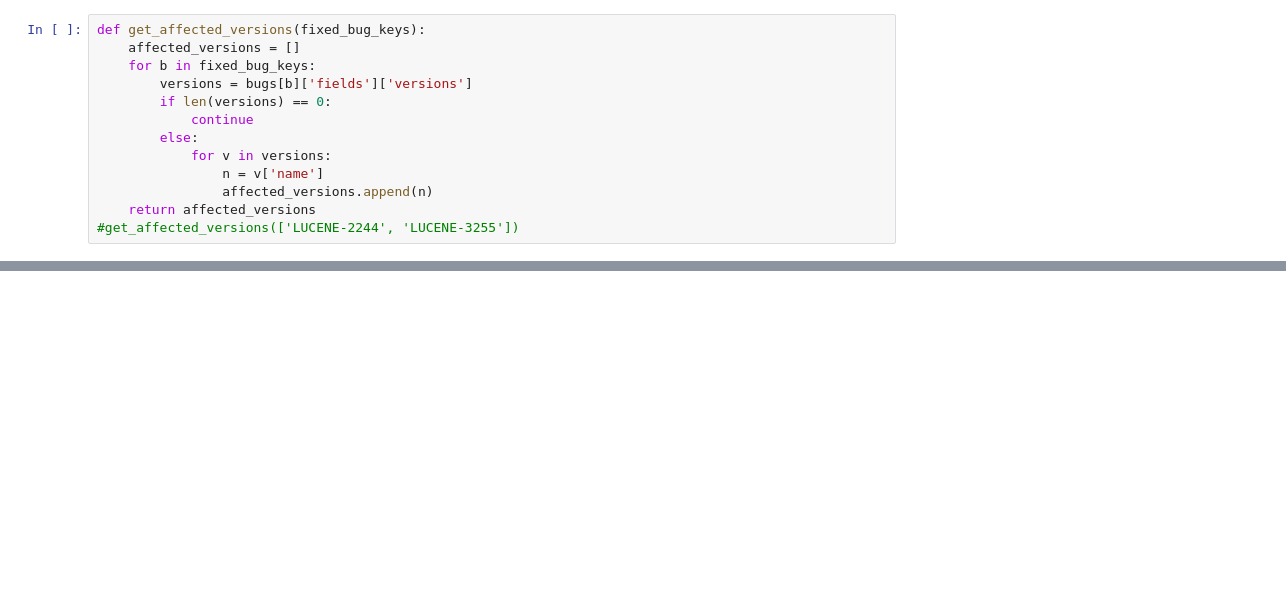
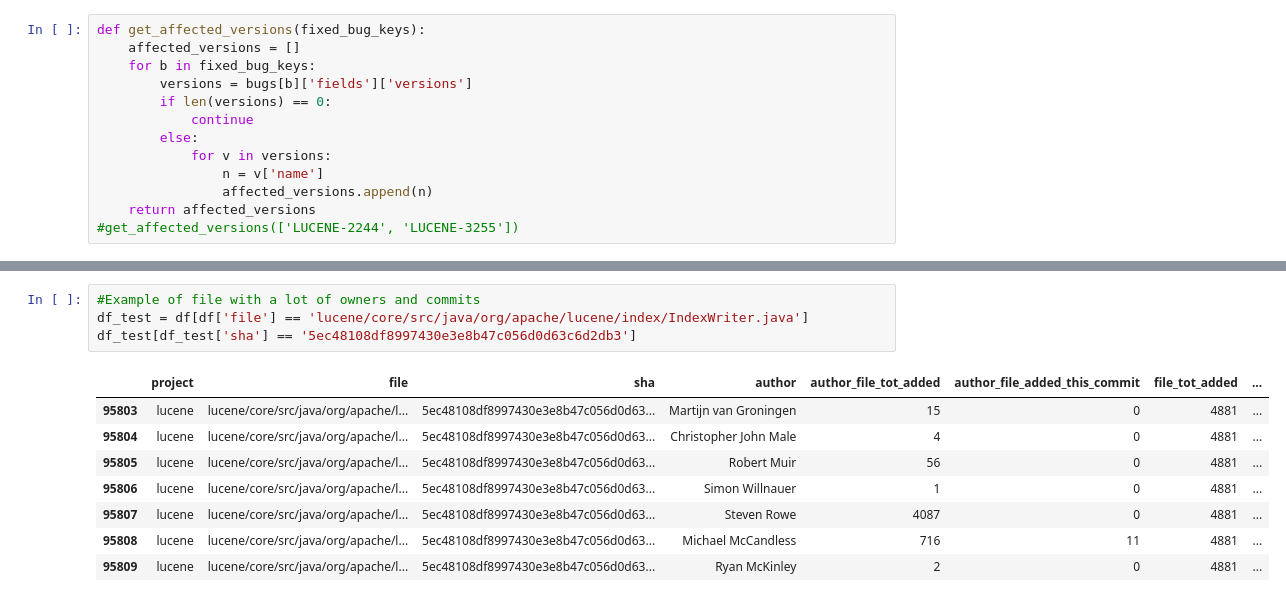
Before and after one commit to kajdreef/IN4334-MSR, a Jupyter notebook: dataset_creation/lucene/dataset_creation_fine_grained.ipynb, the cells around one changed output, grey strips where cells are left out. Drawn from its saved outputs; the diff is of its cells as text; blank space fills up the shorter version.

```diff
--- a/dataset_creation/lucene/dataset_creation_fine_grained.ipynb
+++ b/dataset_creation/lucene/dataset_creation_fine_grained.ipynb
@@ -394,0 +396,13 @@ df[df['commit_hash'] == '2747cc432c7ea2f61e42a78b3bf8296a88c5879b'] #Example of
+# %%
+#Example of file with a lot of owners and commits
+df_test = df[df['file'] == 'lucene/core/src/java/org/apache/lucene/index/IndexWriter.java']
+df_test[df_test['sha'] == '5ec48108df8997430e3e8b47c056d0d63c6d2db3']
+# %% [output]
+|  | project | file | sha | author | author_file_tot_added | author_file_added_this_commit | file_tot_added | ... |
+| 95803 | lucene | lucene/core/src/java/org/apache/l... | 5ec48108df8997430e3e8b47c056d0d63... | Martijn van Groningen | 15 | 0 | 4881 | ... |
+| 95804 | lucene | lucene/core/src/java/org/apache/l... | 5ec48108df8997430e3e8b47c056d0d63... | Christopher John Male | 4 | 0 | 4881 | ... |
+| 95805 | lucene | lucene/core/src/java/org/apache/l... | 5ec48108df8997430e3e8b47c056d0d63... | Robert Muir | 56 | 0 | 4881 | ... |
+| 95806 | lucene | lucene/core/src/java/org/apache/l... | 5ec48108df8997430e3e8b47c056d0d63... | Simon Willnauer | 1 | 0 | 4881 | ... |
+| 95807 | lucene | lucene/core/src/java/org/apache/l... | 5ec48108df8997430e3e8b47c056d0d63... | Steven Rowe | 4087 | 0 | 4881 | ... |
+| 95808 | lucene | lucene/core/src/java/org/apache/l... | 5ec48108df8997430e3e8b47c056d0d63... | Michael McCandless | 716 | 11 | 4881 | ... |
+| 95809 | lucene | lucene/core/src/java/org/apache/l... | 5ec48108df8997430e3e8b47c056d0d63... | Ryan McKinley | 2 | 0 | 4881 | ... |
```
Also changed, not shown: parts of 9 cells of this notebook, 4 other files.
